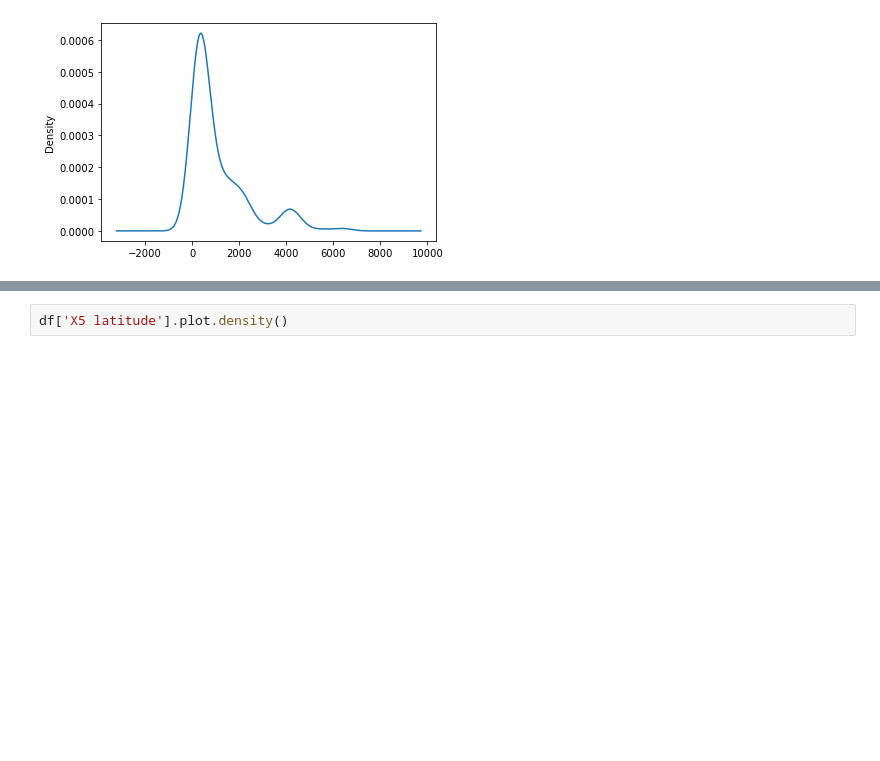
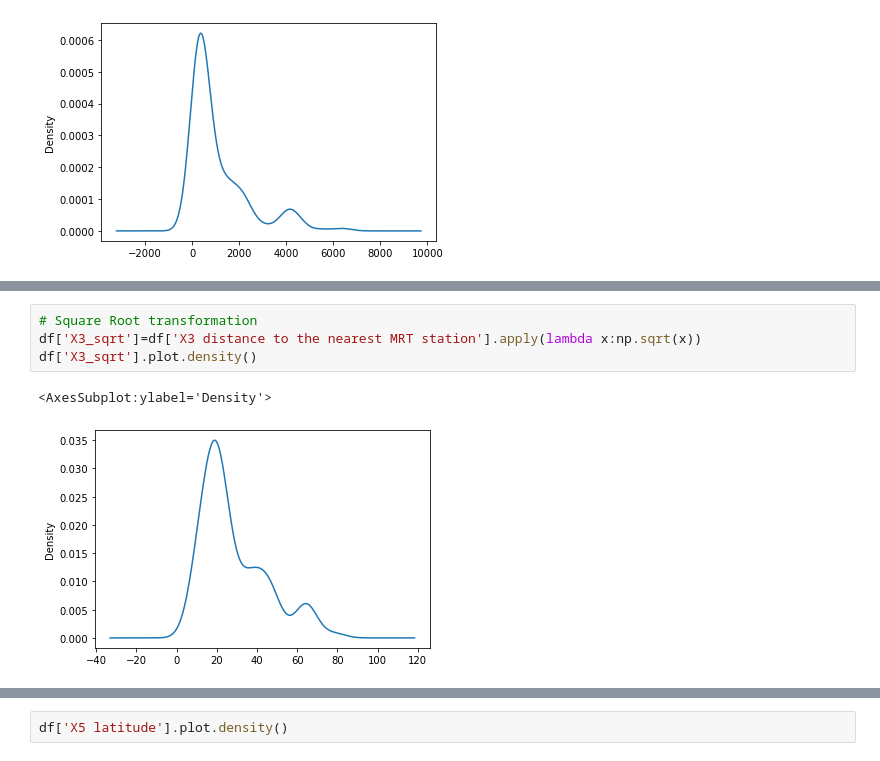
Before and after one commit to mencer456/Assignment-2-Linear-Regression, a Jupyter notebook: Assignment2.ipynb, the cells around one changed output, grey strips where cells are left out. Saved outputs shown, nothing was run; the diff lists cells and outputs as text; blank space fills up the shorter version.

```diff
--- a/Assignment2.ipynb
+++ b/Assignment2.ipynb
@@ -253,0 +266,7 @@ df['X3 distance to the nearest MRT station'].plot.density()
+# %%
+# Square Root transformation
+df['X3_sqrt']=df['X3 distance to the nearest MRT station'].apply(lambda x:np.sqrt(x))
+df['X3_sqrt'].plot.density()
+# %% [output]
+<AxesSubplot:ylabel='Density'>
+[figure, added]
```
Also changed, not shown: parts of 17 cells of this notebook.
